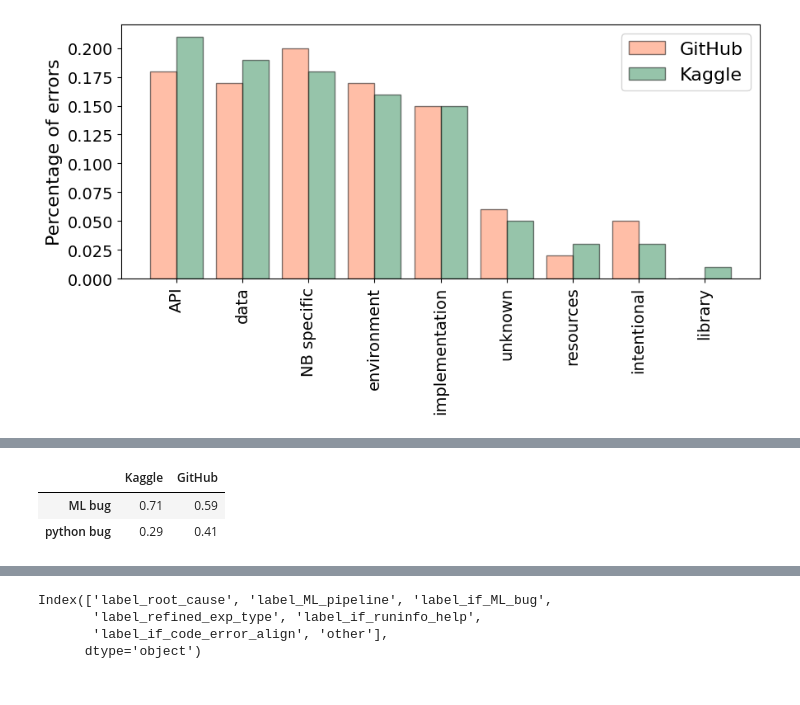
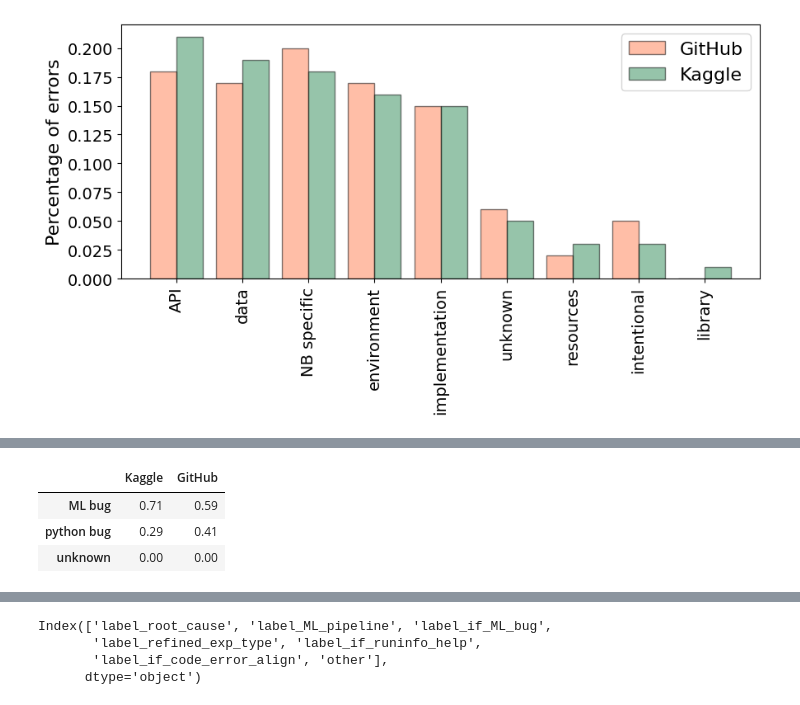
Before and after one commit to PELAB-LiU/jupyter_nbs_empirical, a Jupyter notebook: notebook_error_analysis-manual_labels_plots.ipynb, the cells around one changed output, grey strips where cells are left out. Cells and saved outputs as stored; diff of their text form; code cells hidden in the pictures.

```diff
--- a/notebook_error_analysis-manual_labels_plots.ipynb
+++ b/notebook_error_analysis-manual_labels_plots.ipynb
@@ -189,13 +220,14 @@ bt
 # %%
 mlbug = pd.DataFrame([cluster_res_k_sum_weighted_sum['label_if_ML_bug'],
                    cluster_res_g_sum_weighted_sum['label_if_ML_bug']]).T.rename(columns={0: 'Kaggle', 1: 'GitHub'})
 mlbug['Kaggle']=(mlbug['Kaggle']/mlbug['Kaggle'].sum()).round(2)
 mlbug['GitHub']=(mlbug['GitHub']/mlbug['GitHub'].sum()).round(2)
-mlbug[:2]
+mlbug
 # %% [output]
 |  | Kaggle | GitHub |
 | ML bug | 0.71 | 0.59 |
 | python bug | 0.29 | 0.41 |
+| unknown | 0.00 | 0.00 |
 # %%
 pd.DataFrame([cluster_res_k_sum_weighted_sum['label_ML_pipeline'],
                      cluster_res_g_sum_weighted_sum['label_ML_pipeline']]).T.rename(columns={0: 'Kaggle', 1: 'GitHub'})
```
Also changed, not shown: parts of 14 cells of this notebook, 3 other files.
